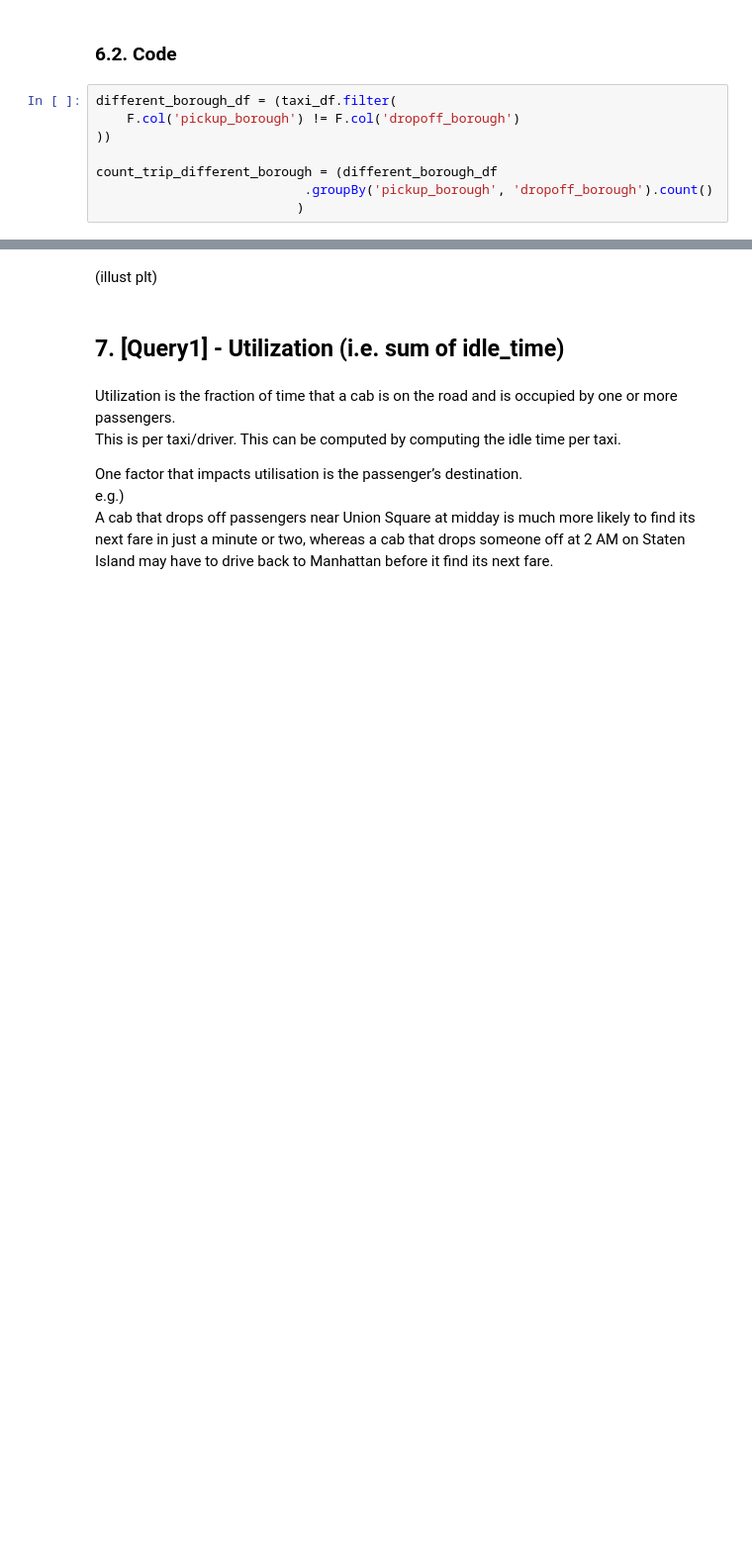
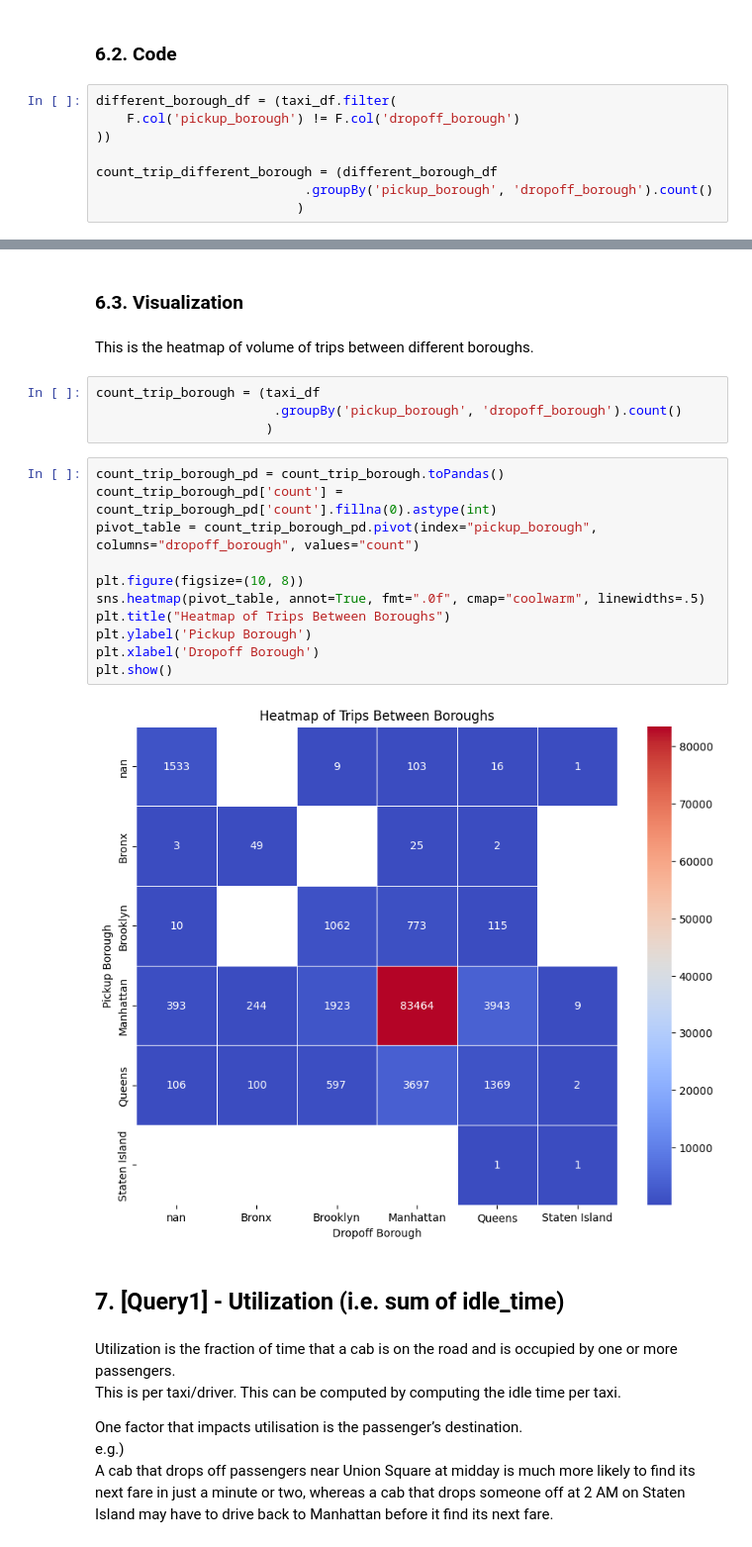
Before and after one commit to kuchidareo/bdm_project_1, a Jupyter notebook: main.ipynb, the cells around one changed output, grey strips where cells are left out. Shown at 99% size. Drawn from its saved outputs; the diff is of its cells as text; blank space fills up the shorter version.

```diff
--- a/main.ipynb
+++ b/main.ipynb
@@ -277,8 +300,27 @@ count_trip_different_borough.show()
 |         Bronx|         Queens|    2|
 | Staten Island|         Queens|    1|
 +--------------+---------------+-----+
-# %% [markdown]
-(illust plt)
+# %% [markdown]
+### 6.3. Visualization
+# %% [markdown]
+This is the heatmap of volume of trips between different boroughs.
+# %%
+count_trip_borough = (taxi_df
+                       .groupBy('pickup_borough', 'dropoff_borough').count()
+                      )
+# %%
+count_trip_borough_pd = count_trip_borough.toPandas()
+count_trip_borough_pd['count'] = count_trip_borough_pd['count'].fillna(0).astype(int)
+pivot_table = count_trip_borough_pd.pivot(index="pickup_borough", columns="dropoff_borough", values="count")
+
+plt.figure(figsize=(10, 8))
+sns.heatmap(pivot_table, annot=True, fmt=".0f", cmap="coolwarm", linewidths=.5)
+plt.title("Heatmap of Trips Between Boroughs")
+plt.ylabel('Pickup Borough')
+plt.xlabel('Dropoff Borough')
+plt.show()
+# %% [output]
+[figure, added]
 # %% [markdown]
 ## 7. [Query1] - Utilization (i.e. sum of idle_time)
 # %% [markdown]
```
Also changed, not shown: parts of 21 cells of this notebook, 1 other file.
